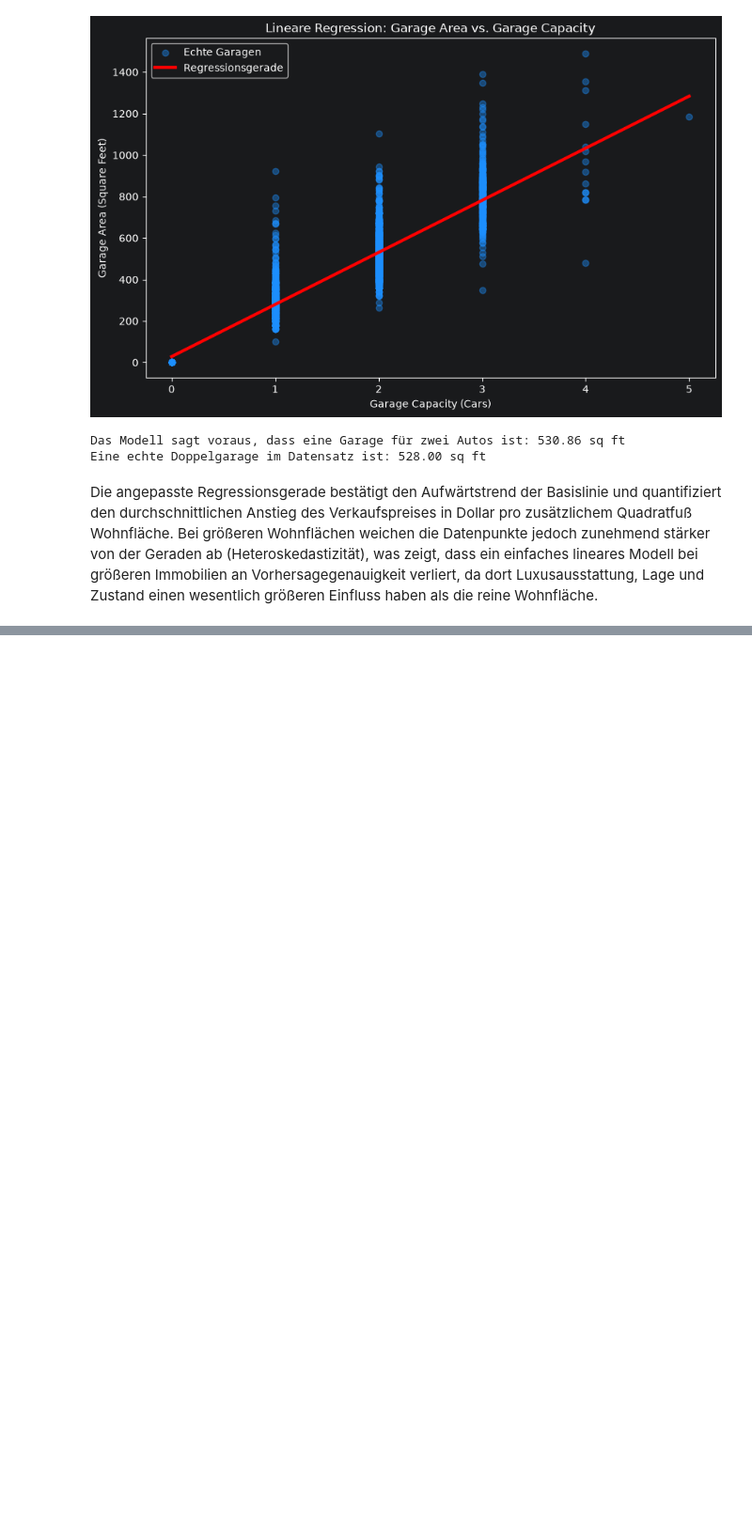
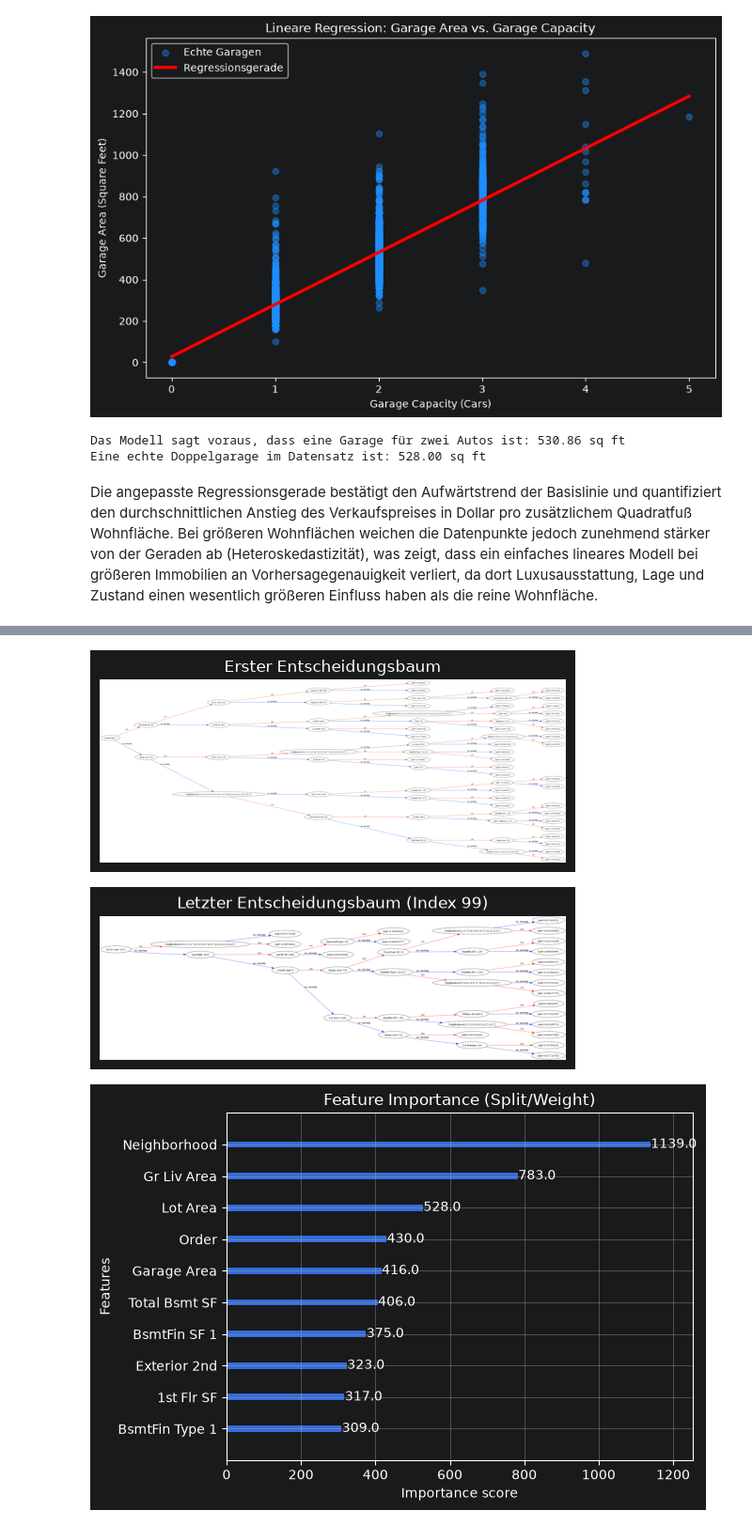
Before and after one commit to iriardelean/Lab1ML, a Jupyter notebook: lab1.ipynb, the cells around one changed output, grey strips where cells are left out. Shown at 94% size. Saved outputs shown, nothing was run; the diff lists cells and outputs as text; code cells hidden in the pictures; blank space fills up the shorter version.

```diff
--- a/lab1.ipynb
+++ b/lab1.ipynb
@@ -219,0 +291,31 @@ Die angepasste Regressionsgerade bestätigt den Aufwärtstrend der Basislinie un
+# %%
+xgb.plot_tree(xgb_base, tree_idx=0, rankdir='LR')
+plt.title('Erster Entscheidungsbaum')
+plt.show()
+
+last_tree_idx = xgb_base.n_estimators - 1 if xgb_base.n_estimators is not None else 99
+
+xgb.plot_tree(xgb_base, tree_idx=last_tree_idx, rankdir='LR')
+plt.title(f'Letzter Entscheidungsbaum (Index {last_tree_idx})')
+plt.show()
+
+xgb.plot_importance(xgb_base, importance_type='weight', max_num_features=10, title="Feature Importance (Split/Weight)")
+plt.show()
+
+importance_gain = xgb_base.get_booster().get_score(importance_type='gain')
+df_imp_gain = pd.DataFrame(list(importance_gain.items()), columns=['Feature', 'Gain'])
+df_imp_gain = df_imp_gain.sort_values(by='Gain', ascending=True).tail(10)
+
+plt.figure(figsize=(10, 6))
+bars = plt.barh(df_imp_gain['Feature'], df_imp_gain['Gain'], color='steelblue')
+plt.title("Feature Importance (Gain)")
+plt.xlabel("Average Gain")
+
+for bar in bars:
+    width = bar.get_width()
+    plt.text(width, bar.get_y() + bar.get_height() / 2, f' {width:.4f}', va='center')
+plt.show()
+# %% [output]
+[figure, added]
+[figure, added]
+[figure, added]
```
Also changed, not shown: parts of 14 cells of this notebook.
